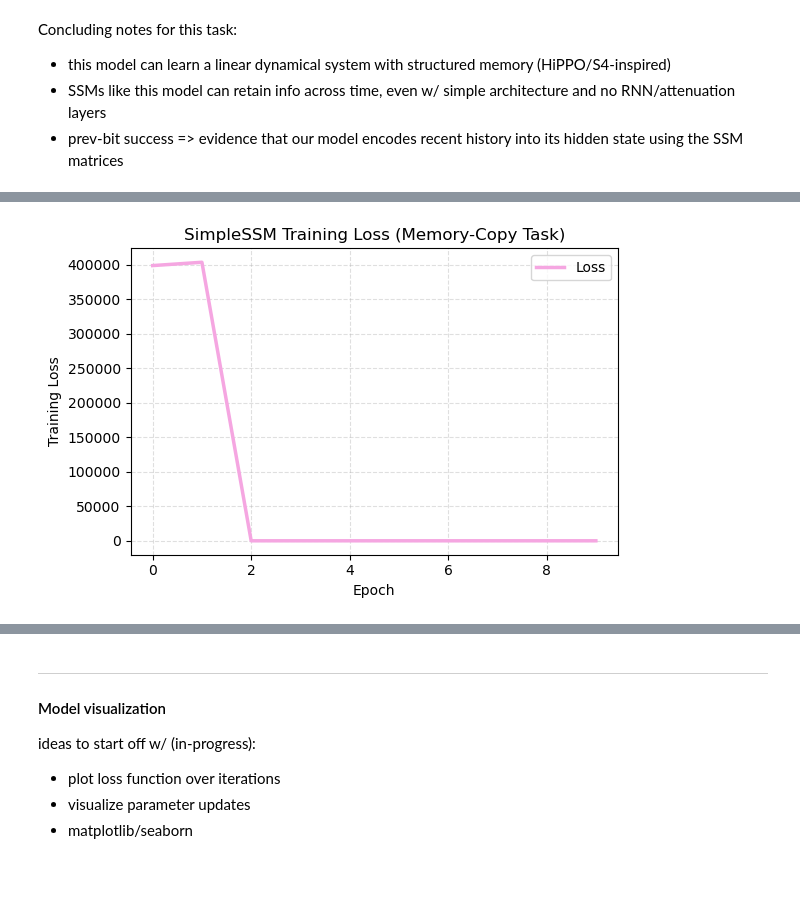
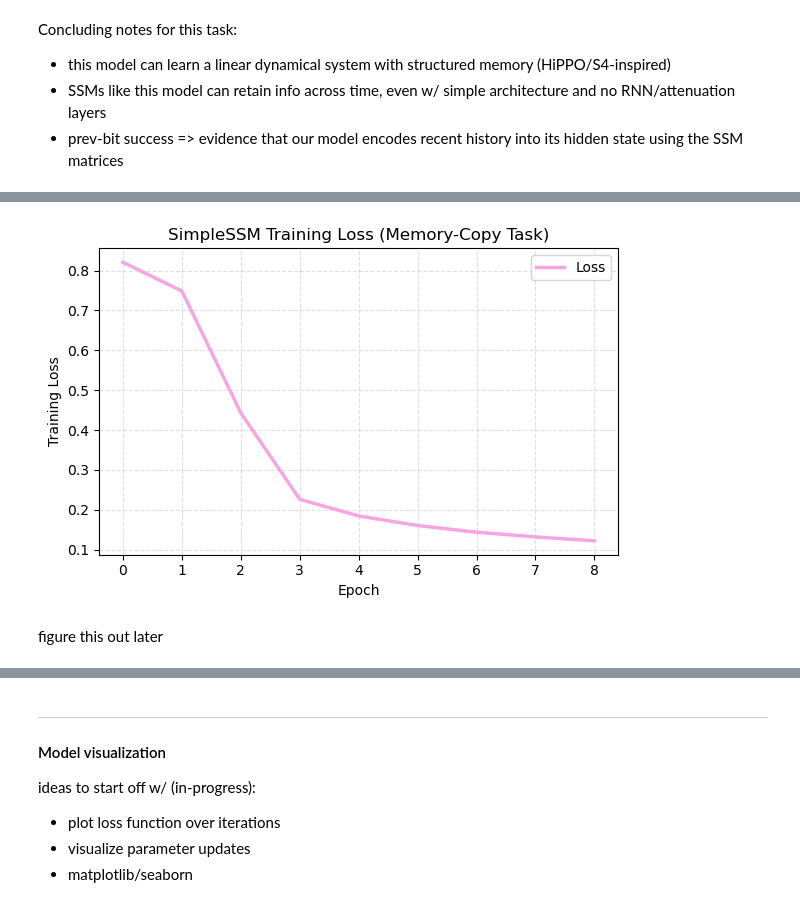
Before and after one commit to dan1oo/Cphy_SSM, a Jupyter notebook: attempt_random.ipynb, the cells around one changed output, grey strips where cells are left out. Drawn from its saved outputs; the diff is of its cells as text; code cells hidden in the pictures; blank space fills up the shorter version.

```diff
--- a/attempt_random.ipynb
+++ b/attempt_random.ipynb
@@ -240,17 +240,19 @@ Epoch 10, Train loss: 0.0000
 # %%
 # bad - fix tmw
-
 plt.figure(figsize=(6,4))
-plt.plot(train_losses, color='#F5A6E1', linewidth=2.5, label='Loss')
+plt.plot(train_losses[1:], color='#F5A6E1', linewidth=2.5, label='Loss')
+# plt.plot(train_losses, color='#F5A6E1', linewidth=2.5, label='Loss')
 plt.xlabel('Epoch')
 plt.ylabel('Training Loss')
 plt.title('SimpleSSM Training Loss (Memory-Copy Task)')
 plt.grid(alpha=0.4, linestyle='--')
 plt.tight_layout()
 plt.legend()
 plt.show()
 # %% [output]
-[figure, old version]
+[figure, new version]
+# %% [markdown]
+figure this out later
 # %%
 # eval on test set
 
```
Also changed, not shown: parts of 6 cells of this notebook.
